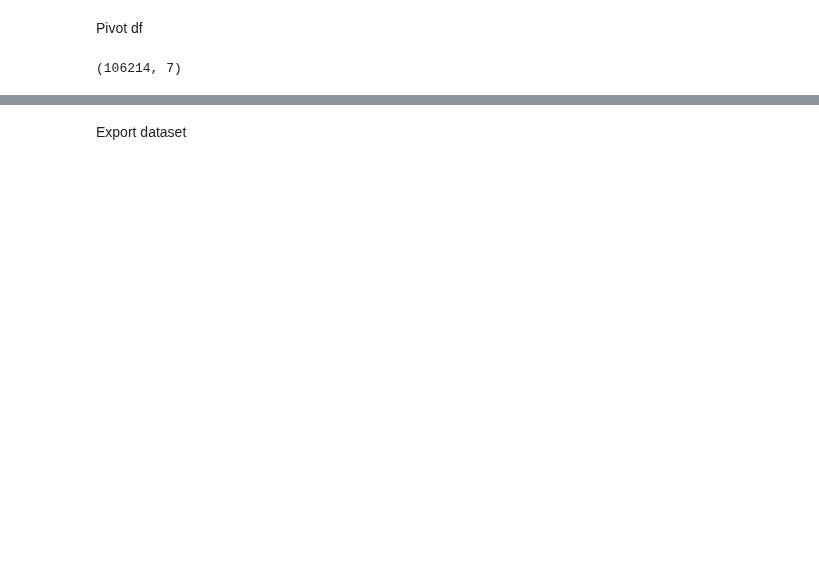
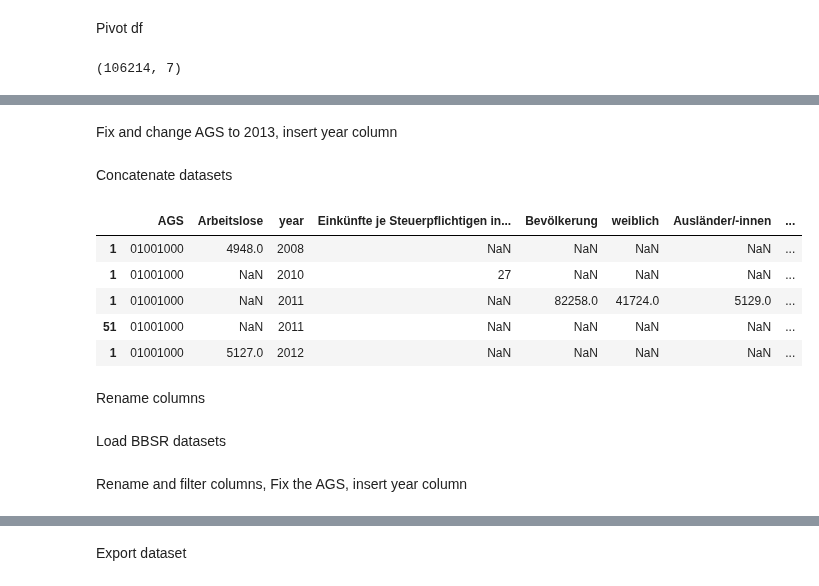
Before and after one commit to jan-schaeffer/powerlinemonsters, a Jupyter notebook: controls_prep.ipynb, the cells around one changed output, grey strips where cells are left out. Cells and saved outputs as stored; diff of their text form; code cells hidden in the pictures; blank space fills up the shorter version.

```diff
--- a/controls_prep.ipynb
+++ b/controls_prep.ipynb
@@ -97,0 +62,9 @@ del controls['AVS']
+# %%
+# initialize dictionaries (we need to here, because the year does not uniquely identify the dfs)
+rs_dfs_1 = {2008: 'Arbeitslose_2008.csv', 2010: 'Einkuenfte_2010.csv', 2011: 'Geschlecht_Nationalitaet_2011.csv', 2012: 'Arbeitslose_2012.csv'}
+rs_dfs_2 = {2011: 'Religion_2011.csv', 2012: 'Durchschnittsalter_2012.csv'}
+# read in dfs
+for year, file in rs_dfs_1.items():
+    rs_dfs_1[year] = pd.read_csv(f'{path}/data/controls/{file}', encoding = 'ISO-8859-1', sep=';', na_values=['-', 'x', '.'])
+for year, file in rs_dfs_2.items():
+    rs_dfs_2[year] = pd.read_csv(f'{path}/data/controls/{file}', encoding = 'ISO-8859-1', sep=';', na_values=['-', 'x', '.'])
@@ -97,0 +73,6 @@ del controls['AVS']
+# %%
+rs_dfs_2[2011] = pd.pivot_table(rs_dfs_2[2011], index=['AGS'], columns=['Religion'], values='Bevölkerung', aggfunc=np.sum, fill_value=0)
+rs_dfs_2[2011].rename(columns = {'Römisch-katholische Kirche': 'Catholic'}, inplace = True)
+rs_dfs_2[2011] = rs_dfs_2[2011].reset_index()
+rs_dfs_2[2011] = rs_dfs_2[2011][['AGS', 'Catholic']]
+rs_dfs_2[2011].head()
@@ -97,0 +86,2 @@ del controls['AVS']
+# %% [markdown]
+Fix and change AGS to 2013, insert year column
@@ -97,0 +107,19 @@ del controls['AVS']
+# %% [markdown]
+Concatenate datasets
+# %%
+rs_controls_1 = pd.concat(rs_dfs_1.values())
+rs_controls_2 = pd.concat(rs_dfs_2.values())
+rs_controls = pd.concat([rs_controls_1, rs_controls_2])
+# drop AGS NaN
+#rs_controls = rs_controls.dropna(subset=['AGS'])
+rs_controls = rs_controls.sort_values(['AGS', 'year'])
+rs_controls.head()
+# %% [output]
+|  | AGS | Arbeitslose | year | Einkünfte je Steuerpflichtigen in... | Bevölkerung | weiblich | Ausländer/-innen | ... |
+| 1 | 01001000 | 4948.0 | 2008 | NaN | NaN | NaN | NaN | ... |
+| 1 | 01001000 | NaN | 2010 | 27 | NaN | NaN | NaN | ... |
+| 1 | 01001000 | NaN | 2011 | NaN | 82258.0 | 41724.0 | 5129.0 | ... |
+| 51 | 01001000 | NaN | 2011 | NaN | NaN | NaN | NaN | ... |
+| 1 | 01001000 | 5127.0 | 2012 | NaN | NaN | NaN | NaN | ... |
+# %% [markdown]
+Rename columns
@@ -97,0 +129,2 @@ del controls['AVS']
+# %% [markdown]
+Load BBSR datasets
@@ -97,0 +143,2 @@ del controls['AVS']
+# %% [markdown]
+Rename and filter columns, Fix the AGS, insert year column
```
Also changed, not shown: parts of 37 cells of this notebook, 1 other file.
